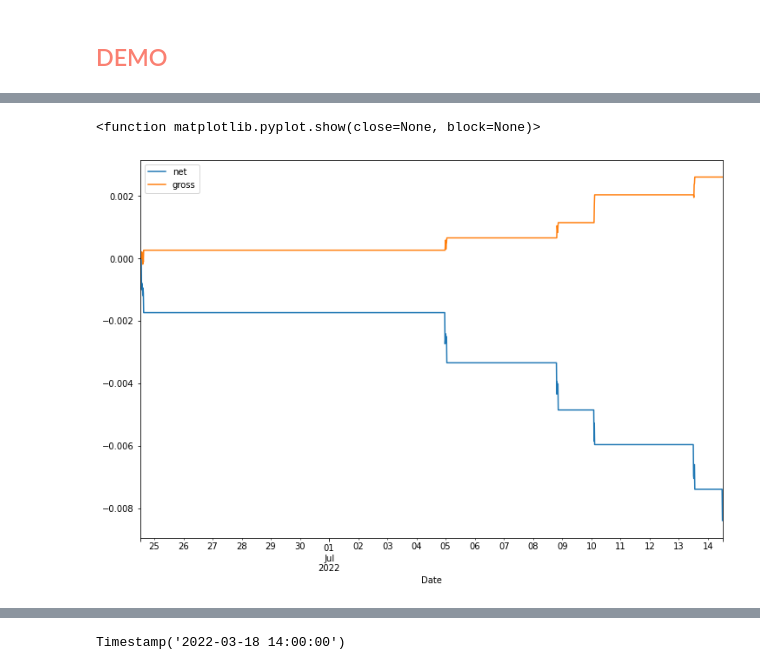
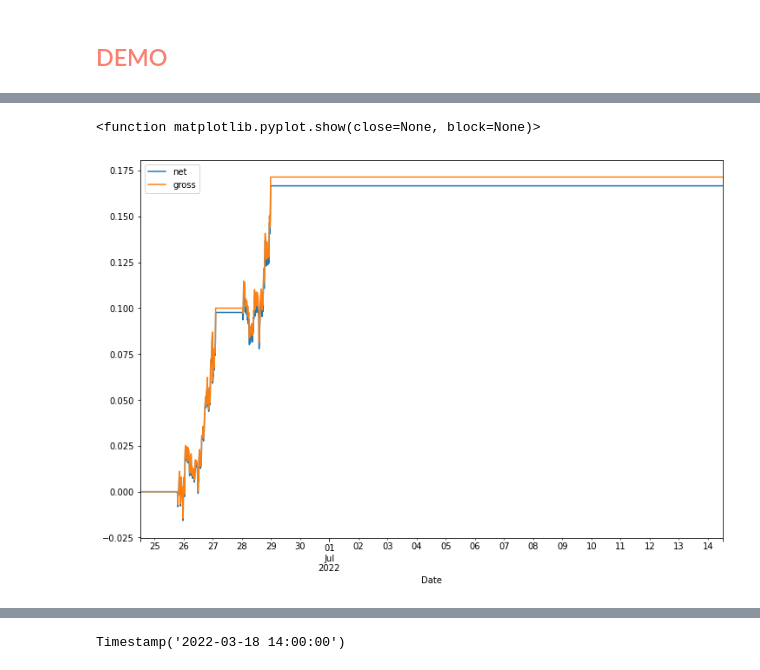
Before and after one commit to mscbr/algo_pairs, a Jupyter notebook: class_modules.ipynb, the cells around one changed output, grey strips where cells are left out. Drawn from its saved outputs; the diff is of its cells as text; code cells hidden in the pictures.

```diff
--- a/class_modules.ipynb
+++ b/class_modules.ipynb
@@ -598,7 +552,10 @@ class Backtester:
 # %% [markdown]
 <h2 style="color:salmon">DEMO</h2>
 # %%
-backtester = Backtester(pair=["ETHBUSD_FUTURES", "ETHUSDT_FUTURES"], dir_name="Binance_Historical_15m_FUTURES_20_days_2022-07-14T12:00:43", data_interval="15m", tc=0.0005)
+import warnings
+warnings.filterwarnings('ignore')
+
+backtester = Backtester(pair=["FLOWUSDT_FUTURES", "TRXUSDT_FUTURES"], dir_name="Binance_Historical_15m_FUTURES_20_days_2022-07-14T12:00:43", data_interval="15m", tc=0.0006)
 # %%
 backtester
 # %% [output]
@@ -633,8 +565,8 @@ See the caveats in the documentation: https://pandas.pydata.org/pandas-docs/stab
 # %%
-backtester.results['net'].plot(figsize=(12, 8))
-backtester.results['gross'].plot(figsize=(12, 8))
+backtester.pair_results['net'].plot(figsize=(12, 8))
+backtester.pair_results['gross'].plot(figsize=(12, 8))
 plt.legend()
 plt.show
 # %% [output]
 <function matplotlib.pyplot.show(close=None, block=None)>
-[figure, old version]
+[figure, new version]
```
Also changed, not shown: parts of 18 cells of this notebook, 1 other file.
